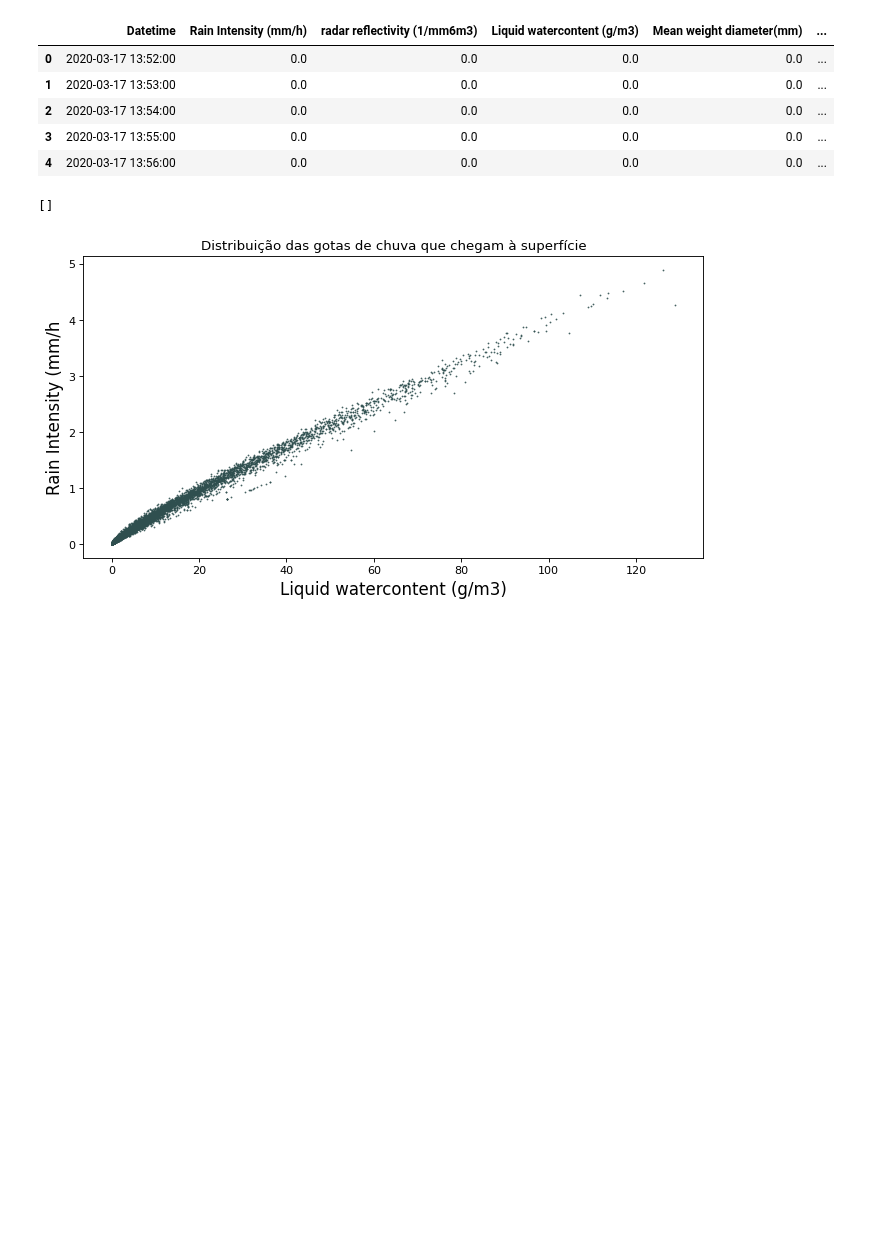
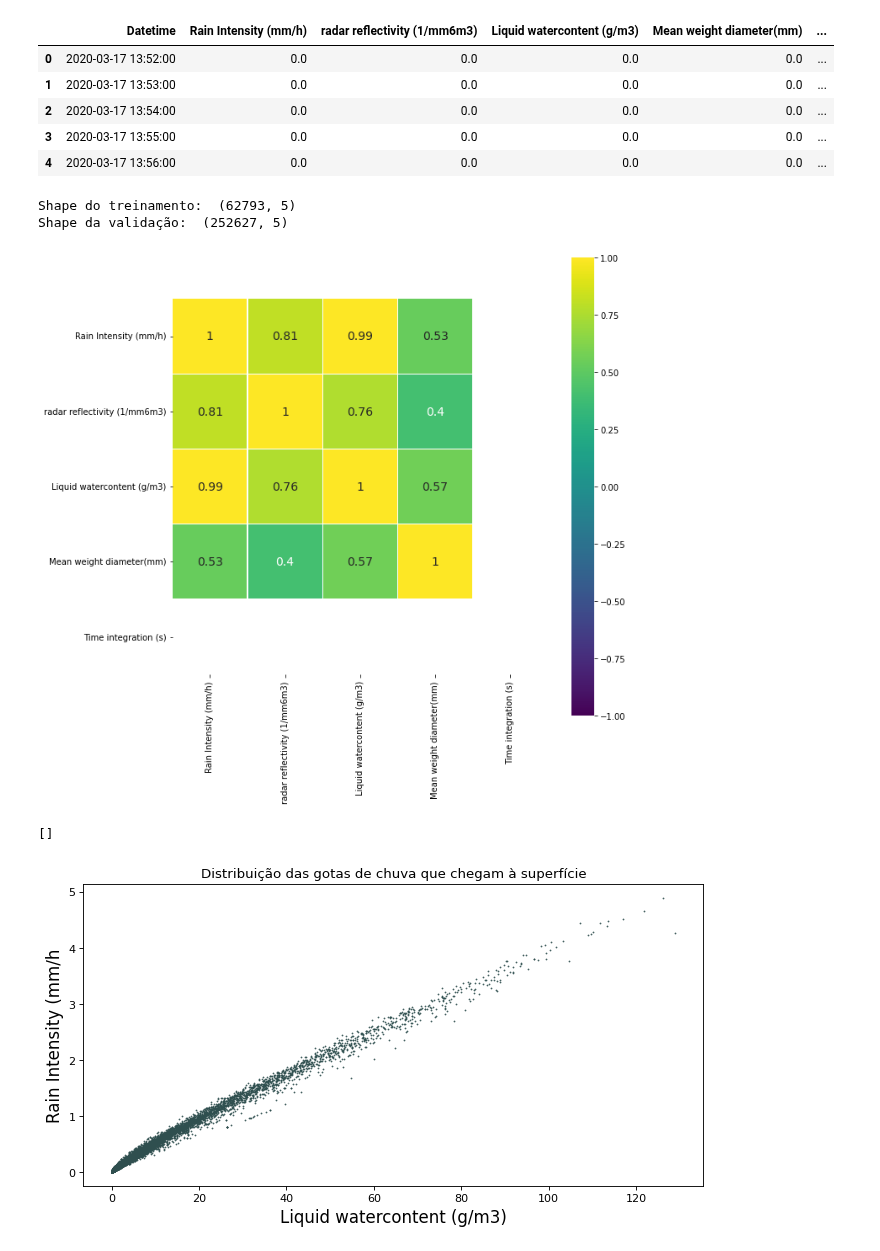
Before and after one commit to lourencocavalcante/Neurocomputacao, a Jupyter notebook: CAP351_Projeto_01_MLP.ipynb, the cells around one changed output. Cells and saved outputs as stored; diff of their text form; code cells hidden in the pictures; blank space fills up the shorter version.

```diff
--- a/CAP351_Projeto_01_MLP.ipynb
+++ b/CAP351_Projeto_01_MLP.ipynb
@@ -208,4 +164,23 @@ df_rd80_joss.head()
 | 2 | 2020-03-17 13:54:00 | 0.0 | 0.0 | 0.0 | 0.0 | ... |
 | 3 | 2020-03-17 13:55:00 | 0.0 | 0.0 | 0.0 | 0.0 | ... |
 | 4 | 2020-03-17 13:56:00 | 0.0 | 0.0 | 0.0 | 0.0 | ... |
+# %%
+df_rd80_joss = df_rd80_joss.set_index('Datetime')
+# Separar dados de treinamento
+split_date = datetime.datetime(year=2021, month=12,day=4)
+
+df_train_rd80_joss = df_rd80_joss.loc[df_rd80_joss.index<split_date]
+df_val_rd80_joss = df_rd80_joss.loc[df_rd80_joss.index>=split_date]
+
+print('Shape do treinamento: ', df_train_rd80_joss.shape)
+print('Shape da validação: ', df_val_rd80_joss.shape)
+# %% [output]
+Shape do treinamento:  (62793, 5)
+Shape da validação:  (252627, 5)
+# %%
+corr = df_rd80_joss.corr()
+plt.figure(figsize=(10, 10))
+sns.heatmap(corr[(corr >= 0.30) | (corr <= -0.30)],cmap='viridis', vmax=1.0, vmin=-1.0, linewidths=0.1, annot=True, annot_kws={"size": 14}, square=True);
+# %% [output]
+[figure, added]
 # %%
```
Also changed, not shown: parts of 18 cells of this notebook.
